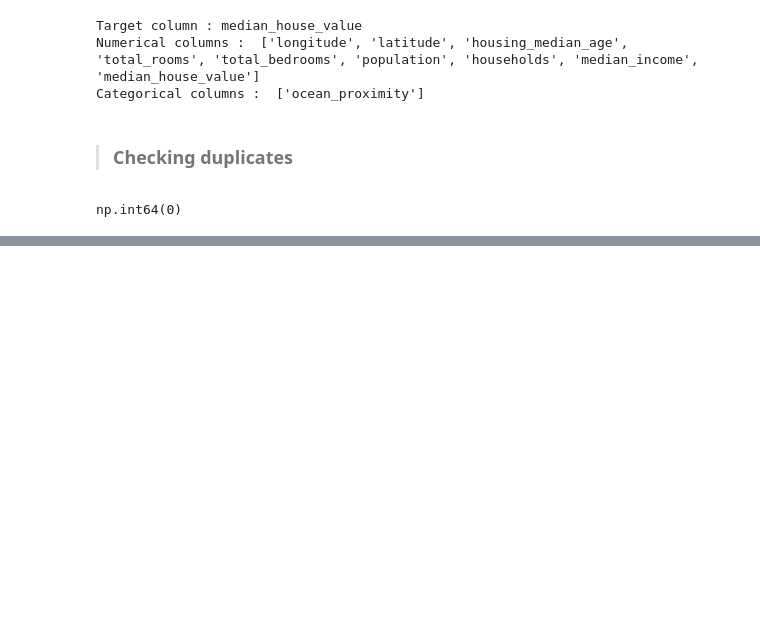
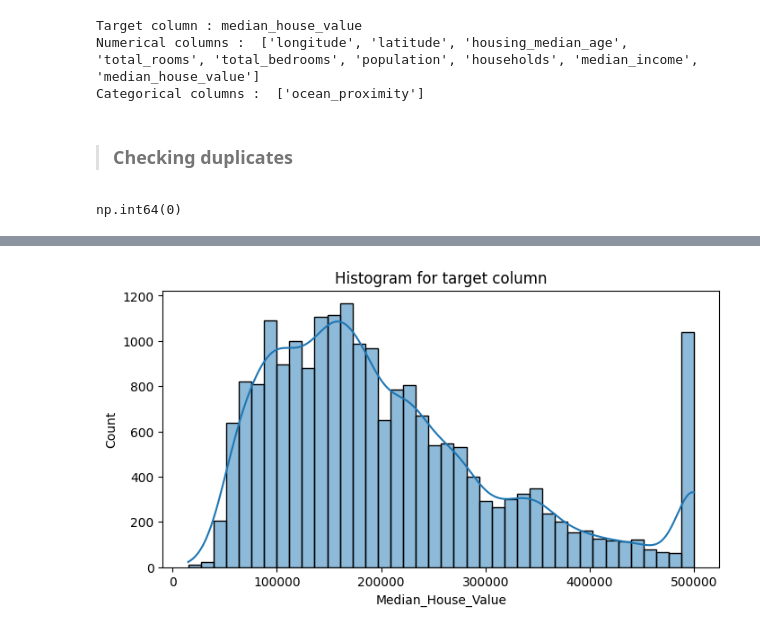
Before and after one commit to dinislamweb/house_price_prediction, a Jupyter notebook: House_Price_Prediction.ipynb, the cells around one changed output, grey strips where cells are left out. Drawn from its saved outputs; the diff is of its cells as text; code cells hidden in the pictures; blank space fills up the shorter version.

```diff
--- a/House_Price_Prediction.ipynb
+++ b/House_Price_Prediction.ipynb
@@ -133,0 +165,9 @@ df.describe().T
+# %%
+# target column distribution
+plt.figure(figsize=(8,4))
+sns.histplot(x=df['median_house_value'],kde=True,bins=40)
+plt.title("Histogram for target column")
+plt.xlabel("Median_House_Value")
+plt.show()
+# %% [output]
+[figure, added]
```
Also changed, not shown: parts of 4 cells of this notebook.
